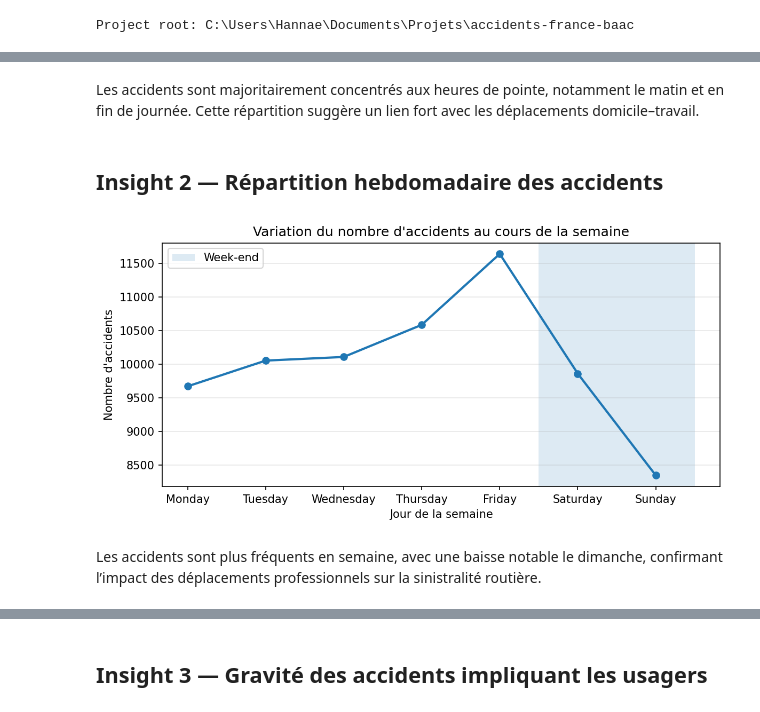
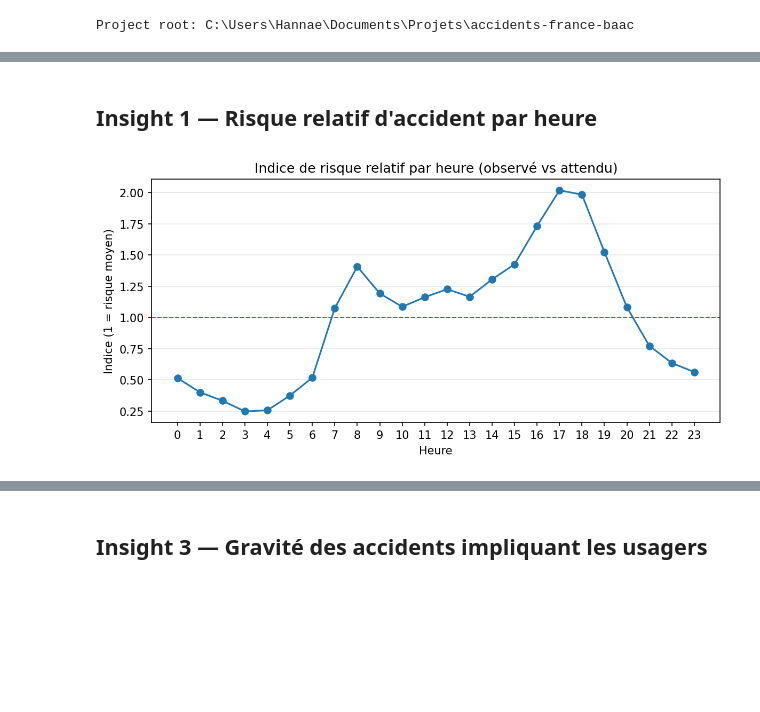
Before and after one commit to hannae-carpin/accidents-france-baac, a Jupyter notebook: notebooks/02_insights.ipynb, the cells around one changed output, grey strips where cells are left out. Cells and saved outputs as stored; diff of their text form; code cells hidden in the pictures; blank space fills up the shorter version.

Commit message:
update: notebooks, figures, html reports & requirements

```diff
--- a/notebooks/02_insights.ipynb
+++ b/notebooks/02_insights.ipynb
@@ -66,29 +35,27 @@ display(Image(filename=str(path)))
-# %% [markdown]
-Les accidents sont majoritairement concentrés aux heures de pointe,
-notamment le matin et en fin de journée. Cette répartition suggère un lien fort avec les déplacements domicile–travail.
-# %% [markdown]
-## Insight 2 — Répartition hebdomadaire des accidents
-# %%
-order = ["Monday", "Tuesday", "Wednesday", "Thursday", "Friday", "Saturday", "Sunday"]
-acc_per_day = acc["weekday"].value_counts().reindex(order)
-
-plt.figure(figsize=(8, 4))
-
-plt.plot(order, acc_per_day.values, marker="o", linewidth=2)
-
-# Mise en évidence du week-end
-plt.axvspan(4.5, 6.5, alpha=0.15, label="Week-end")
-
-plt.title("Variation du nombre d'accidents au cours de la semaine")
-plt.xlabel("Jour de la semaine")
-plt.ylabel("Nombre d'accidents")
-plt.grid(axis="y", alpha=0.3)
-plt.legend()
-
-plt.show
-path = save_fig("02_accidents_par_jour_semaine.png")
-display(Image(filename=str(path)))
-# %% [output]
-[figure, removed]
-# %% [markdown]
-Les accidents sont plus fréquents en semaine, avec une baisse notable le dimanche, confirmant l’impact des déplacements professionnels sur la sinistralité routière.
+# %% [markdown]
+## Insight 1 — Risque relatif d'accident par heure
+# %%
+from src.utils import save_fig
+import matplotlib.pyplot as plt
+
+acc_per_hour = acc["hour"].value_counts().sort_index().reindex(range(24), fill_value=0)
+
+share_obs = acc_per_hour / acc_per_hour.sum()
+share_exp = 1 / 24
+
+risk_index = share_obs / share_exp
+
+plt.figure(figsize=(8, 4))
+plt.plot(risk_index.index, risk_index.values, marker="o", linestyle="-")
+plt.axhline(1, linewidth=1, linestyle="--")
+
+plt.title("Indice de risque relatif par heure (observé vs attendu)")
+plt.xlabel("Heure")
+plt.ylabel("Indice (1 = risque moyen)")
+plt.xticks(range(24))
+plt.grid(axis="y", alpha=0.3)
+
+path = save_fig("01_risque_relatif_par_heure.png")
+display(Image(filename=str(path)))
+# %% [output]
+[figure, added]
```
Also changed, not shown: parts of 12 cells of this notebook, 13 other files.
